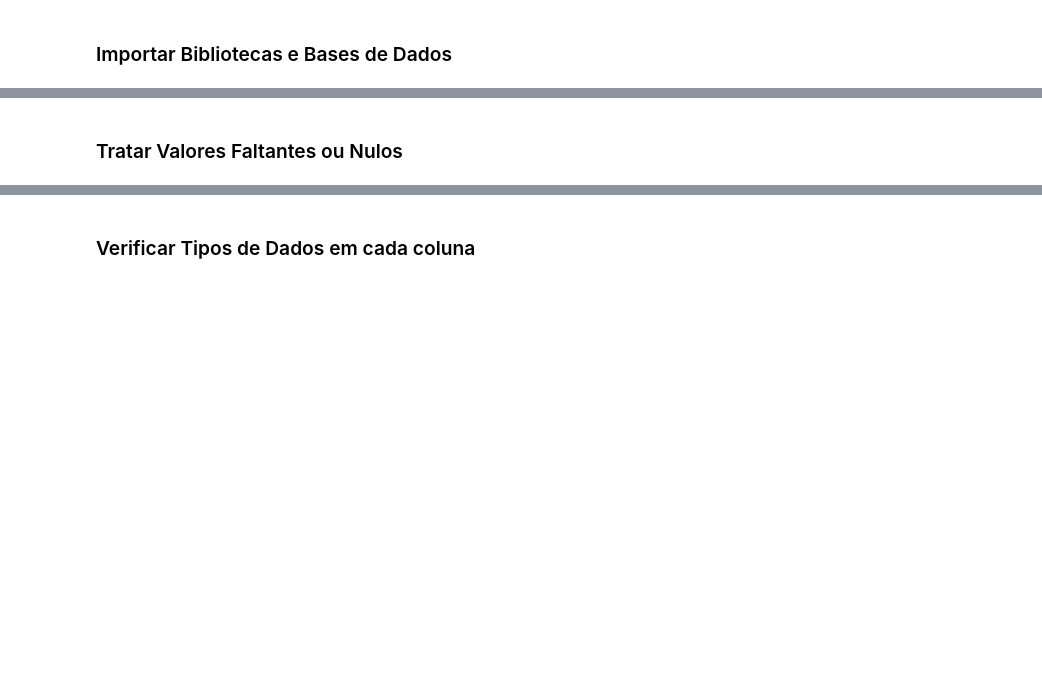
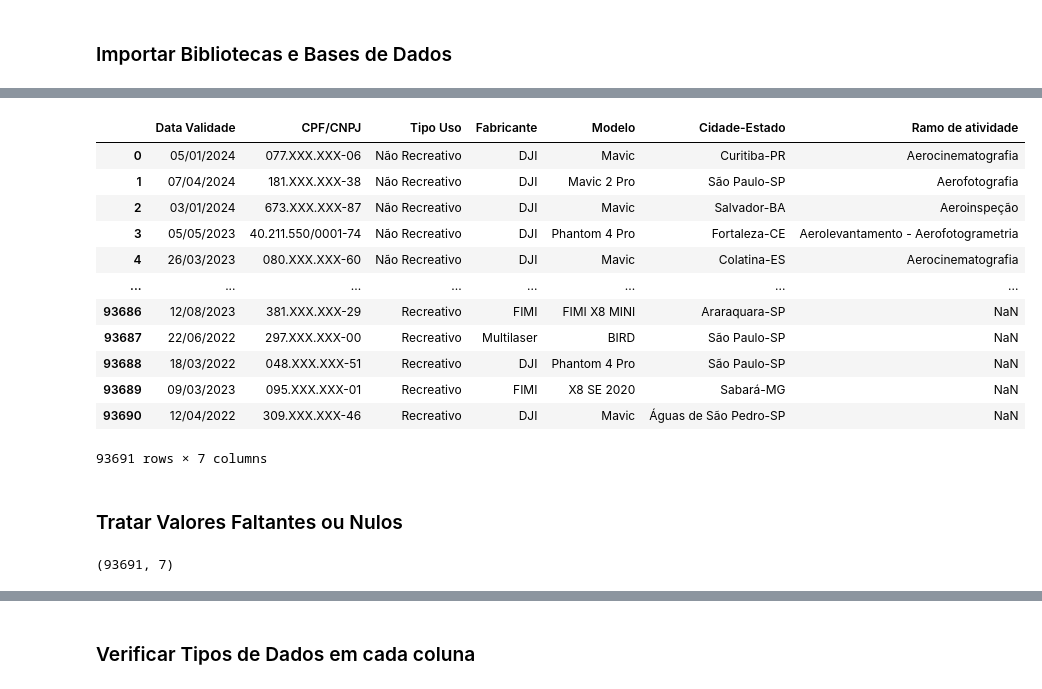
Before and after one commit to FabianoBellam/RPAs_Registration_in_Brazil, a Jupyter notebook: Projeto_01_Drones_Brasil.ipynb, the cells around one changed output, grey strips where cells are left out. Cells and saved outputs as stored; diff of their text form; code cells hidden in the pictures; blank space fills up the shorter version.

```diff
--- a/Projeto_01_Drones_Brasil.ipynb
+++ b/Projeto_01_Drones_Brasil.ipynb
@@ -45,2 +66,27 @@ Criado em: 22 de Março de 2019, 14:37 (UTC-03:00)
+# %%
+#drones_df = drones_df.drop('Código Aeronave', axis=1)
+#drones_df = drones_df.drop('Operador', axis=1)
+drones_df = drones_df.drop('Número de serie', axis=1)
+drones_df = drones_df.drop('Peso máximo de decolagem (Kg)', axis=1)
+display(drones_df)
+# %% [output]
+|  | Data Validade | CPF/CNPJ | Tipo Uso | Fabricante | Modelo | Cidade-Estado | Ramo de atividade |
+| 0 | 05/01/2024 | 077.XXX.XXX-06 | Não Recreativo | DJI | Mavic | Curitiba-PR | Aerocinematografia |
+| 1 | 07/04/2024 | 181.XXX.XXX-38 | Não Recreativo | DJI | Mavic 2 Pro | São Paulo-SP | Aerofotografia |
+| 2 | 03/01/2024 | 673.XXX.XXX-87 | Não Recreativo | DJI | Mavic | Salvador-BA | Aeroinspeção |
+| 3 | 05/05/2023 | 40.211.550/0001-74 | Não Recreativo | DJI | Phantom 4 Pro | Fortaleza-CE | Aerolevantamento - Aerofotogrametria |
+| 4 | 26/03/2023 | 080.XXX.XXX-60 | Não Recreativo | DJI | Mavic | Colatina-ES | Aerocinematografia |
+| ... | ... | ... | ... | ... | ... | ... | ... |
+| 93686 | 12/08/2023 | 381.XXX.XXX-29 | Recreativo | FIMI | FIMI X8 MINI | Araraquara-SP | NaN |
+| 93687 | 22/06/2022 | 297.XXX.XXX-00 | Recreativo | Multilaser | BIRD | São Paulo-SP | NaN |
+| 93688 | 18/03/2022 | 048.XXX.XXX-51 | Recreativo | DJI | Phantom 4 Pro | São Paulo-SP | NaN |
+| 93689 | 09/03/2023 | 095.XXX.XXX-01 | Recreativo | FIMI | X8 SE 2020 | Sabará-MG | NaN |
+| 93690 | 12/04/2022 | 309.XXX.XXX-46 | Recreativo | DJI | Mavic | Águas de São Pedro-SP | NaN |
+93691 rows × 7 columns
 # %% [markdown]
 ### Tratar Valores Faltantes ou Nulos
+# %%
+#verificar a quantidade total de linhas e colunas do meu dataframe
+drones_df.shape
+# %% [output]
+(93691, 7)
```
Also changed, not shown: parts of 10 cells of this notebook.
